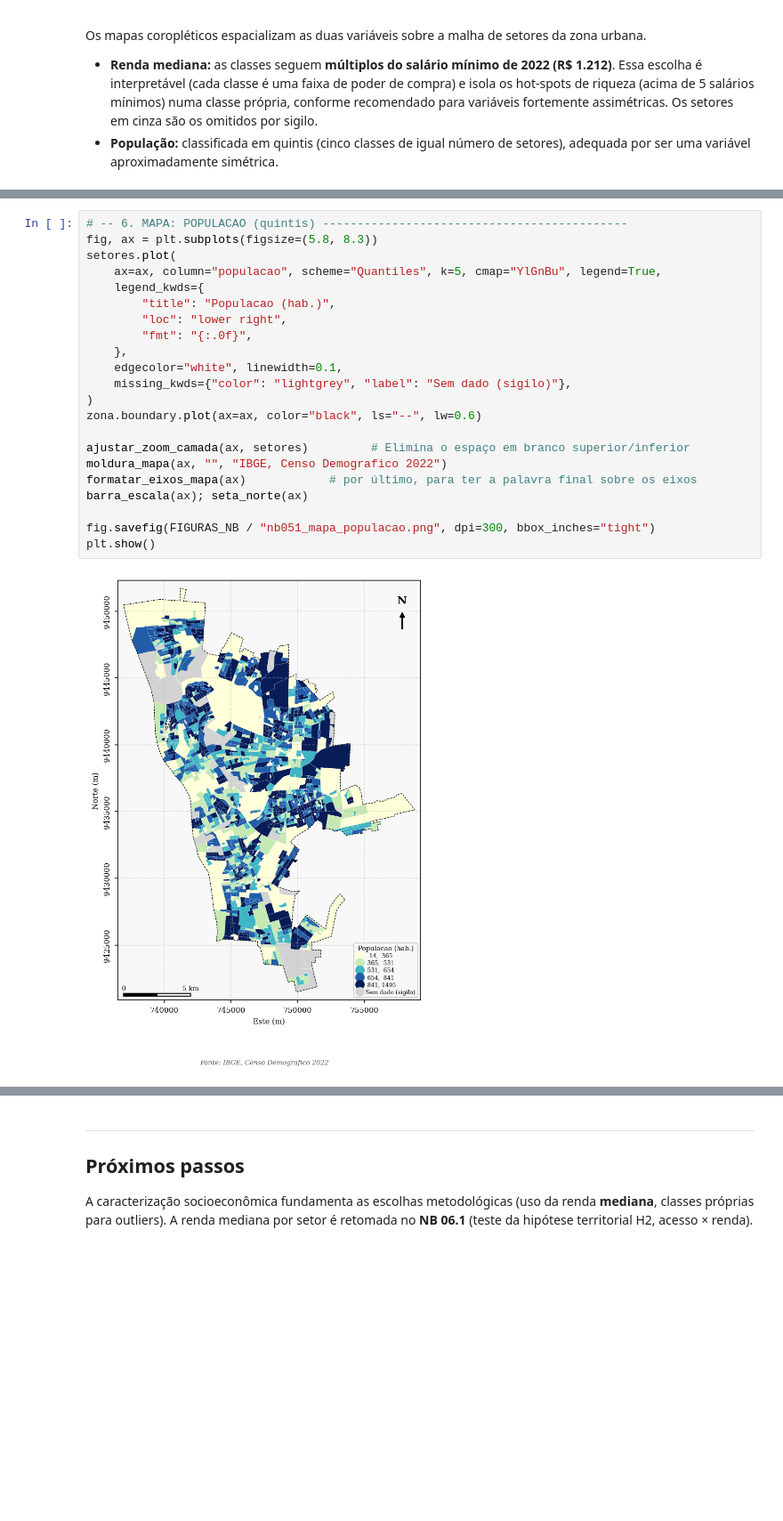
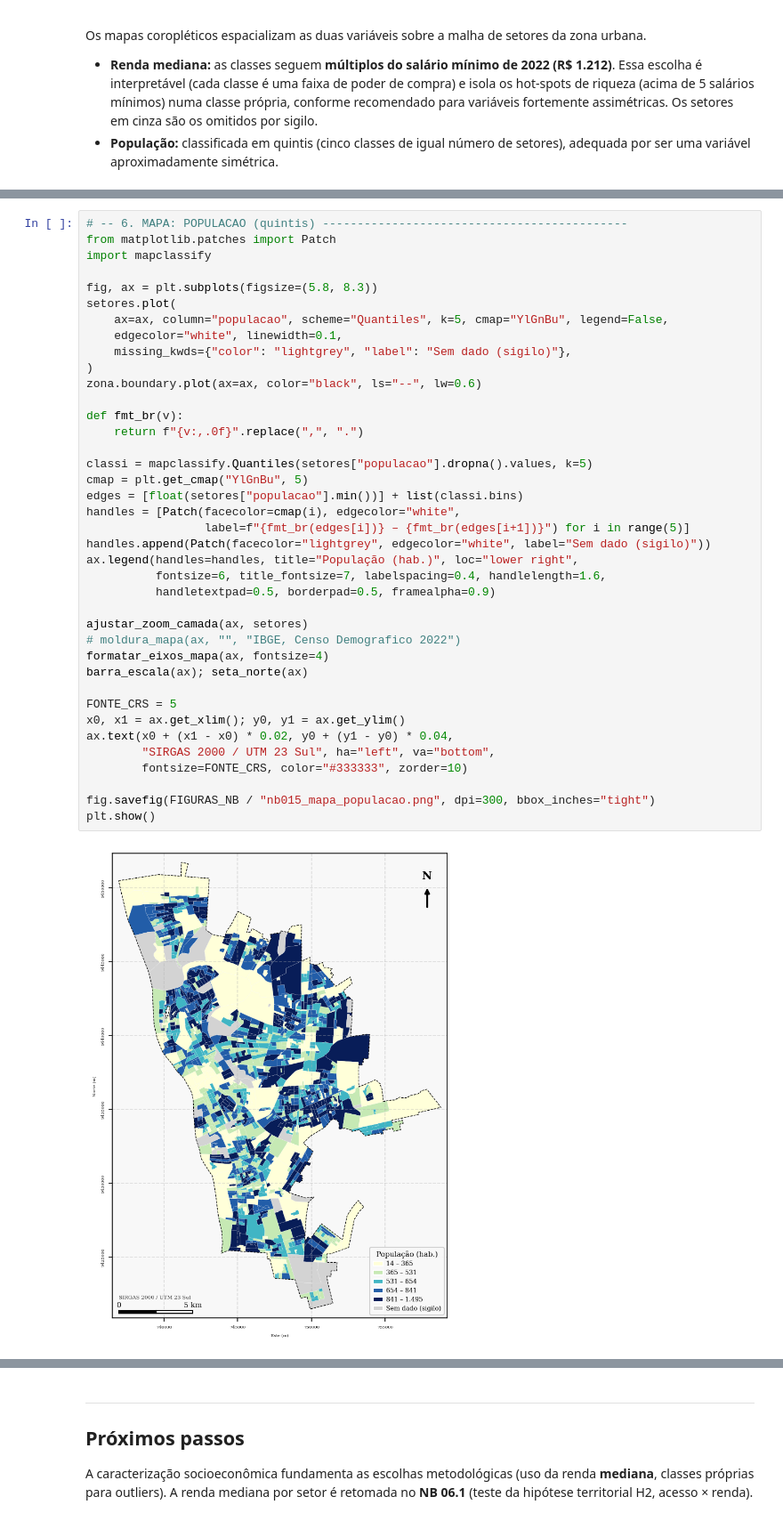
Before and after one commit to felipedantas-pi/ae2sfca-ubs, a Jupyter notebook: notebooks/01.5_AED_Socioeconomica.ipynb, the cells around one changed output, grey strips where cells are left out. Shown at 89% size. Saved outputs shown, nothing was run; the diff lists cells and outputs as text; blank space fills up the shorter version.

```diff
--- a/notebooks/01.5_AED_Socioeconomica.ipynb
+++ b/notebooks/01.5_AED_Socioeconomica.ipynb
@@ -239,24 +273,41 @@ plt.show()
 # %%
 # -- 6. MAPA: POPULACAO (quintis) --------------------------------------------
+from matplotlib.patches import Patch
+import mapclassify
+
 fig, ax = plt.subplots(figsize=(5.8, 8.3))
 setores.plot(
-    ax=ax, column="populacao", scheme="Quantiles", k=5, cmap="YlGnBu", legend=True,
-    legend_kwds={
-        "title": "Populacao (hab.)",
-        "loc": "lower right",
-        "fmt": "{:.0f}",
-    },
+    ax=ax, column="populacao", scheme="Quantiles", k=5, cmap="YlGnBu", legend=False,
     edgecolor="white", linewidth=0.1,
     missing_kwds={"color": "lightgrey", "label": "Sem dado (sigilo)"},
 )
 zona.boundary.plot(ax=ax, color="black", ls="--", lw=0.6)
 
-ajustar_zoom_camada(ax, setores)         # Elimina o espaço em branco superior/inferior
-moldura_mapa(ax, "", "IBGE, Censo Demografico 2022")
-formatar_eixos_mapa(ax)            # por último, para ter a palavra final sobre os eixos
+def fmt_br(v):
+    return f"{v:,.0f}".replace(",", ".")
+
+classi = mapclassify.Quantiles(setores["populacao"].dropna().values, k=5)
+cmap = plt.get_cmap("YlGnBu", 5)
+edges = [float(setores["populacao"].min())] + list(classi.bins)
+handles = [Patch(facecolor=cmap(i), edgecolor="white",
+                 label=f"{fmt_br(edges[i])} – {fmt_br(edges[i+1])}") for i in range(5)]
+handles.append(Patch(facecolor="lightgrey", edgecolor="white", label="Sem dado (sigilo)"))
+ax.legend(handles=handles, title="População (hab.)", loc="lower right",
+          fontsize=6, title_fontsize=7, labelspacing=0.4, handlelength=1.6,
+          handletextpad=0.5, borderpad=0.5, framealpha=0.9)
+
+ajustar_zoom_camada(ax, setores)
+# moldura_mapa(ax, "", "IBGE, Censo Demografico 2022")
+formatar_eixos_mapa(ax, fontsize=4)
 barra_escala(ax); seta_norte(ax)
 
-fig.savefig(FIGURAS_NB / "nb051_mapa_populacao.png", dpi=300, bbox_inches="tight")
+FONTE_CRS = 5
+x0, x1 = ax.get_xlim(); y0, y1 = ax.get_ylim()
+ax.text(x0 + (x1 - x0) * 0.02, y0 + (y1 - y0) * 0.04,
+        "SIRGAS 2000 / UTM 23 Sul", ha="left", va="bottom",
+        fontsize=FONTE_CRS, color="#333333", zorder=10)
+
+fig.savefig(FIGURAS_NB / "nb015_mapa_populacao.png", dpi=300, bbox_inches="tight")
 plt.show()
 # %% [output]
-[figure, old version]
+[figure, new version]
```
Also changed, not shown: parts of 4 cells of this notebook, 46 other files.
